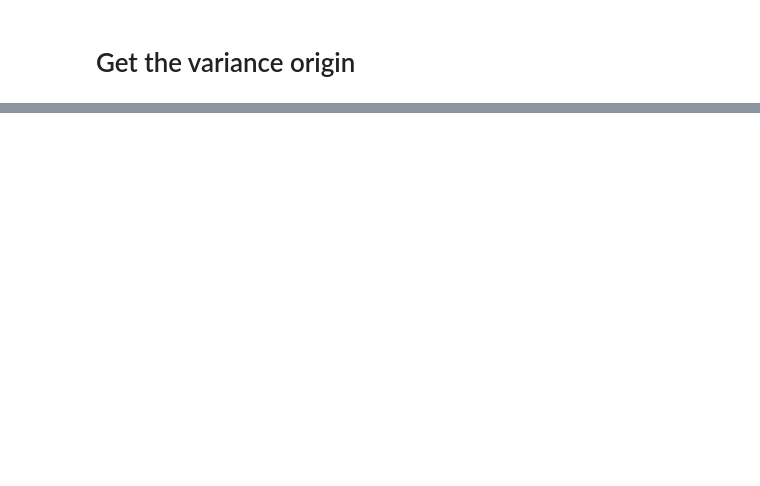
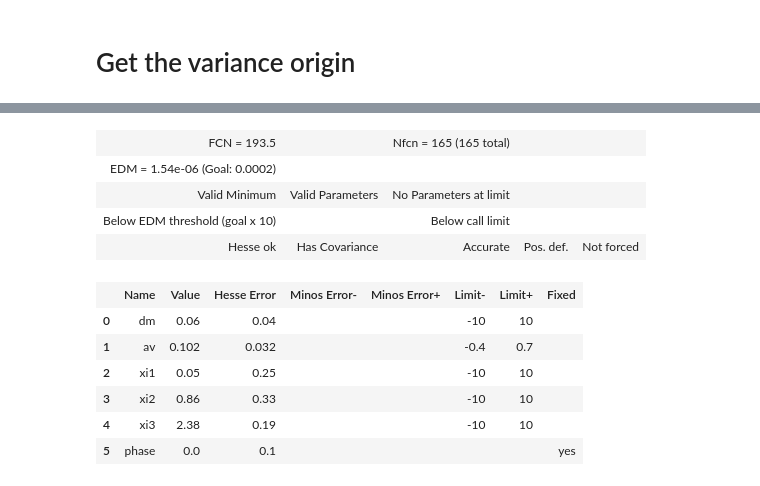
Before and after one commit to MickaelRigault/slicersim, a Jupyter notebook: docs/notebooks/simulation_example.ipynb, the cells around one changed output, grey strips where cells are left out. Cells and saved outputs as stored; diff of their text form; code cells hidden in the pictures; blank space fills up the shorter version.

```diff
--- a/docs/notebooks/simulation_example.ipynb
+++ b/docs/notebooks/simulation_example.ipynb
@@ -116,0 +166,49 @@ sim.get_band_flux([4000, 6000], frame="rest")
+# %%
+# set up and run the fit
+m = Minuit(cost.LeastSquares(xfit, yfit, wfit, trained_model),
+
+           # initial guesses
+           dm=0.,
+           av=0.,
+           xi1=0.,
+           xi2=0.,
+           xi3=0.,
+           phase=0.,
+
+           # fix parameters?
+           fix_dm=False,
+           fix_av=False,
+           fix_xi1=False,
+           fix_xi2=False,
+           fix_xi3=False,
+           fix_phase=True,
+
+           # initial step sizes
+           error_dm=0.05,
+           error_av=0.03,
+           error_xi1=0.5,
+           error_xi2=0.2,
+           error_xi3=0.5,
+
+           # parameter limits
+           limit_dm=(-10., 10.),
+           limit_av=(-0.4, 0.7),
+           limit_xi1=(-10., 10.),
+           limit_xi2=(-10., 10.),
+           limit_xi3=(-10., 10.),
+          )
+
+m.migrad()
+# %% [output]
+| FCN = 193.5 |  | Nfcn = 165 (165 total) |  |  |
+| EDM = 1.54e-06 (Goal: 0.0002) |  |  |  |  |
+| Valid Minimum | Valid Parameters | No Parameters at limit |  |  |
+| Below EDM threshold (goal x 10) |  | Below call limit |  |  |
+| Hesse ok | Has Covariance | Accurate | Pos. def. | Not forced |
+|  | Name | Value | Hesse Error | Minos Error- | Minos Error+ | Limit- | Limit+ | Fixed |
+| 0 | dm | 0.06 | 0.04 |  |  | -10 | 10 |  |
+| 1 | av | 0.102 | 0.032 |  |  | -0.4 | 0.7 |  |
+| 2 | xi1 | 0.05 | 0.25 |  |  | -10 | 10 |  |
+| 3 | xi2 | 0.86 | 0.33 |  |  | -10 | 10 |  |
+| 4 | xi3 | 2.38 | 0.19 |  |  | -10 | 10 |  |
+| 5 | phase | 0.0 | 0.1 |  |  |  |  | yes |
```
Also changed, not shown: parts of 15 cells of this notebook.
